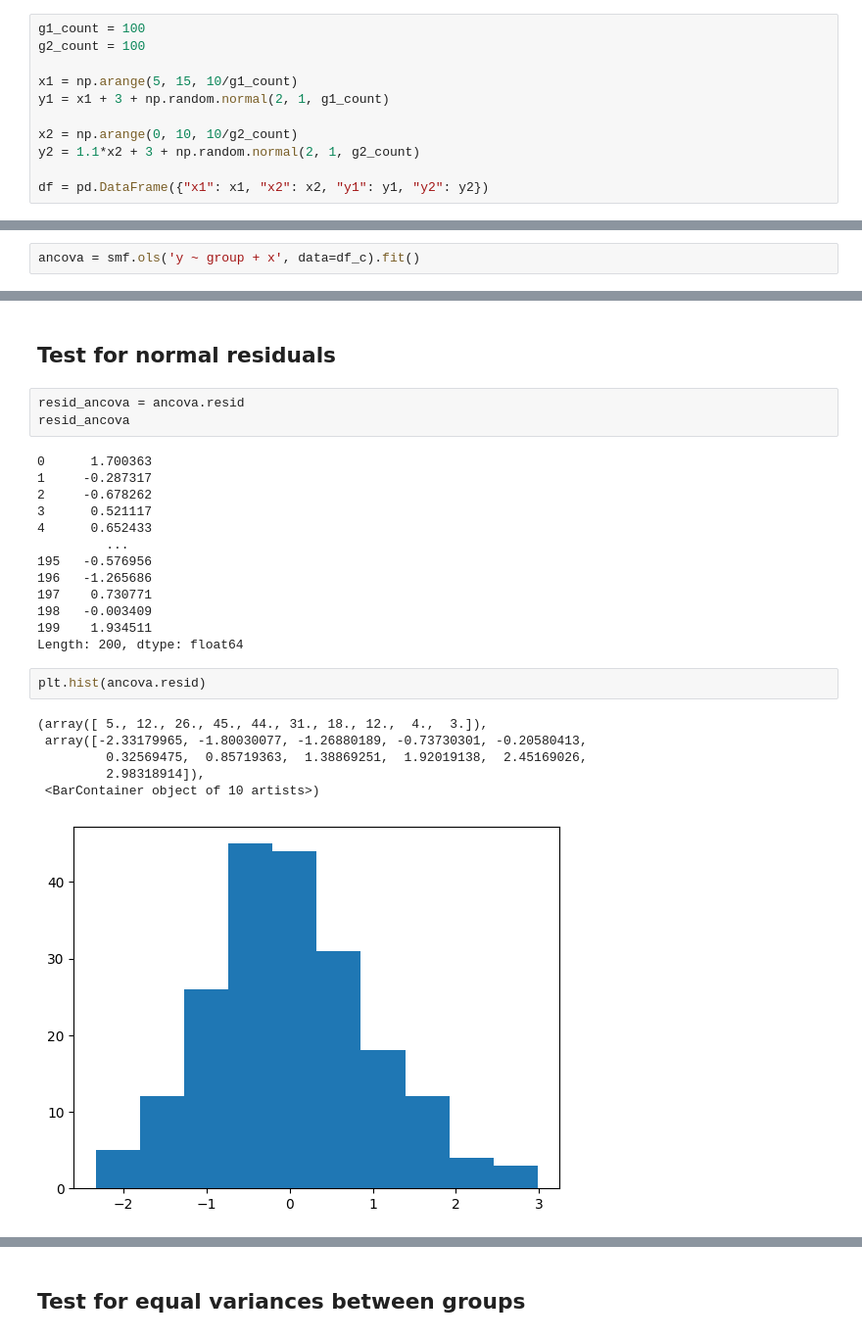
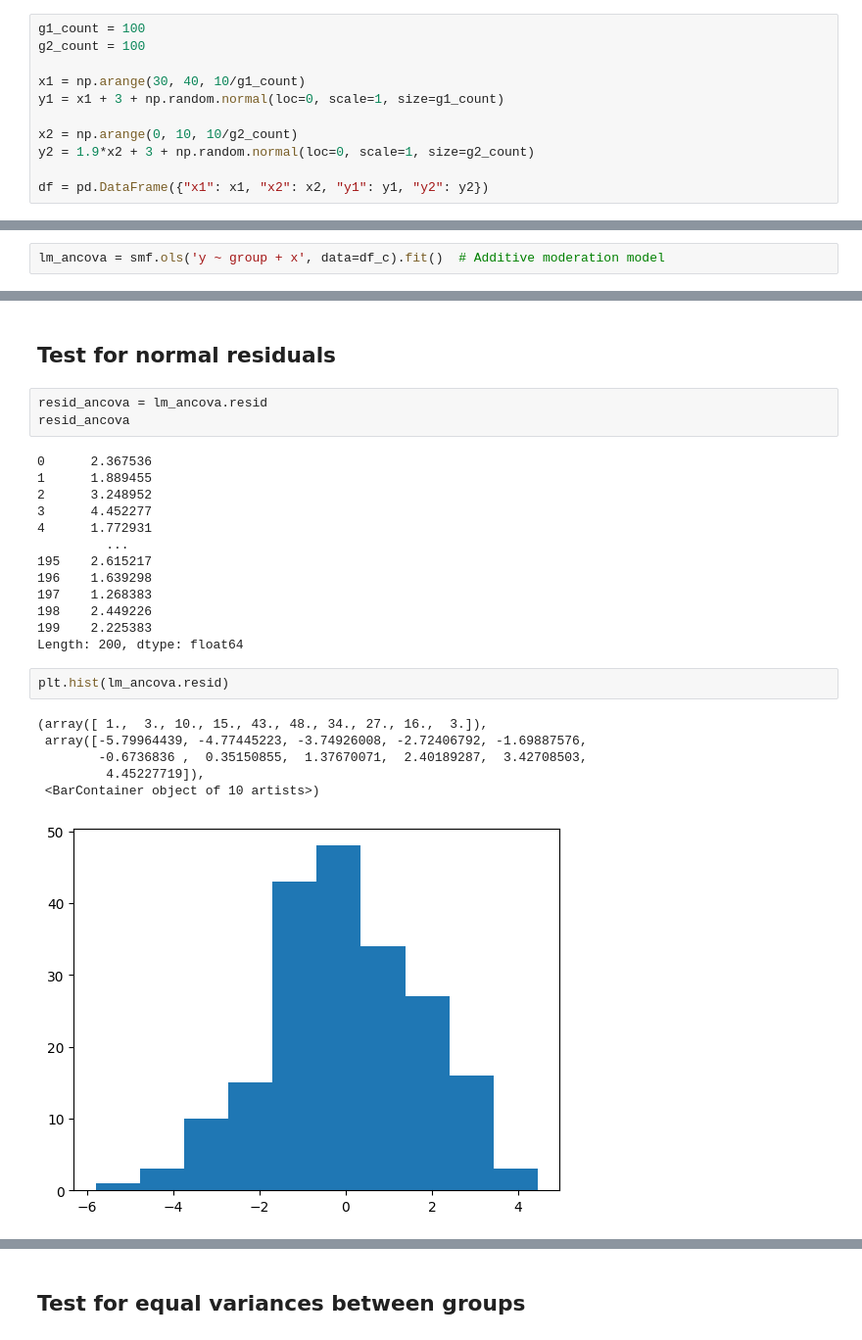
Before and after one commit to snesnehne/Statistics-in-Python-for-Engineers, a Jupyter notebook: Statistics/Discrimination between two Linear Models.ipynb, the cells around one changed output, grey strips where cells are left out. Shown at 98% size. Cells and saved outputs as stored; diff of their text form.

```diff
--- a/Statistics/Discrimination between two Linear Models.ipynb
+++ b/Statistics/Discrimination between two Linear Models.ipynb
@@ -17,11 +17,11 @@ https://stats.oarc.ucla.edu/other/mult-pkg/faq/general/faqhow-are-the-likelihood
 g1_count = 100
 g2_count = 100
 
-x1 = np.arange(5, 15, 10/g1_count)
-y1 = x1 + 3 + np.random.normal(2, 1, g1_count)
+x1 = np.arange(30, 40, 10/g1_count)
+y1 = x1 + 3 + np.random.normal(loc=0, scale=1, size=g1_count)
 
 x2 = np.arange(0, 10, 10/g2_count)
-y2 = 1.1*x2 + 3 + np.random.normal(2, 1, g2_count)
+y2 = 1.9*x2 + 3 + np.random.normal(loc=0, scale=1, size=g2_count)
 
 df = pd.DataFrame({"x1": x1, "x2": x2, "y1": y1, "y2": y2})
 # %%
@@ -228,3 +233,3 @@ See Full Dataframe in Mito
 # %%
-ancova = smf.ols('y ~ group + x', data=df_c).fit()
+lm_ancova = smf.ols('y ~ group + x', data=df_c).fit()  # Additive moderation model
 # %%
@@ -260,30 +265,30 @@ dtype: float64
 # %% [markdown]
 ## Test for normal residuals
 # %%
-resid_ancova = ancova.resid
+resid_ancova = lm_ancova.resid
 resid_ancova
 # %% [output]
-0      1.700363
-1     -0.287317
-2     -0.678262
-3      0.521117
-4      0.652433
+0      2.367536
+1      1.889455
+2      3.248952
+3      4.452277
+4      1.772931
          ...
-195   -0.576956
-196   -1.265686
-197    0.730771
-198   -0.003409
-199    1.934511
+195    2.615217
+196    1.639298
+197    1.268383
+198    2.449226
+199    2.225383
 Length: 200, dtype: float64
 # %%
-plt.hist(ancova.resid)
+plt.hist(lm_ancova.resid)
 # %% [output]
-(array([ 5., 12., 26., 45., 44., 31., 18., 12.,  4.,  3.]),
- array([-2.33179965, -1.80030077, -1.26880189, -0.73730301, -0.20580413,
-         0.32569475,  0.85719363,  1.38869251,  1.92019138,  2.45169026,
-         2.98318914]),
+(array([ 1.,  3., 10., 15., 43., 48., 34., 27., 16.,  3.]),
+ array([-5.79964439, -4.77445223, -3.74926008, -2.72406792, -1.69887576,
+        -0.6736836 ,  0.35150855,  1.37670071,  2.40189287,  3.42708503,
+         4.45227719]),
  <BarContainer object of 10 artists>)
-[figure, old version]
+[figure, new version]
 # %%
 test_result_names = ['Jarque-Bera', 'JB_p_value', 'Skew', 'Kurtosis']
 jb_test = sm.stats.stattools.jarque_bera(resid_ancova, axis=0)
```
Also changed, not shown: parts of 33 cells of this notebook.
